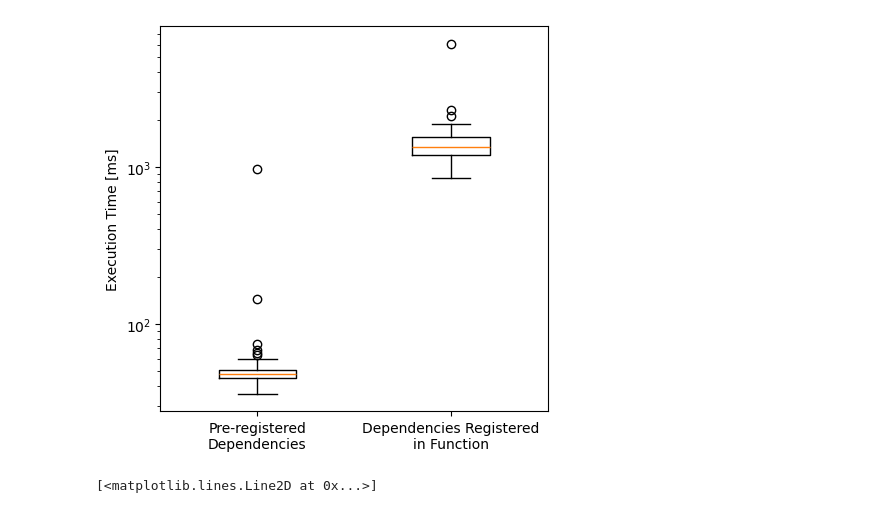
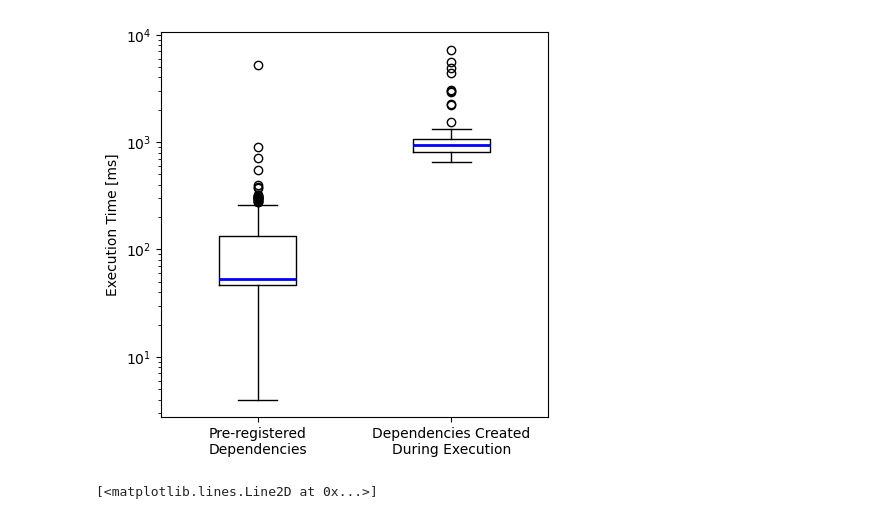
Before and after one commit to nikitapb/HyperFaaS, a Jupyter notebook: cmd/benchmark_dependencies/plotResults.ipynb, the cells around one changed output. Cells and saved outputs as stored; diff of their text form; code cells hidden in the pictures.

```diff
--- a/cmd/benchmark_dependencies/plotResults.ipynb
+++ b/cmd/benchmark_dependencies/plotResults.ipynb
@@ -7,40 +7,39 @@ def trim_trailing_zeros(arr):
     non_zero_indices = np.where(arr != 0)[0]
     if len(non_zero_indices) == 0:
         return np.array([])  # all zeros
     last_nonzero = non_zero_indices[-1]
     return arr[:last_nonzero+1]
 
 
-withFeature = np.genfromtxt("2025-12-05_11:53:08-withDependencyFeature.csv", delimiter=',')
-withoutFeature = np.genfromtxt("2025-12-05_11:55:03-withoutDependencyFeature.csv", delimiter=',')
+withFeature = np.genfromtxt("2025-12-05 12:29:18-withDependencyFeature.csv", delimiter=',')
+withoutFeature = np.genfromtxt("2025-12-05 12:38:52-withoutDependencyFeature.csv", delimiter=',')
 
 withoutFeature = trim_trailing_zeros(withoutFeature)
 
 data = [withFeature, withoutFeature]  # skip the first element if needed
 
 # Labels for each boxplot
-xlabels = ['Pre-registered\nDependencies', 'Dependencies Registered\nin Function']
+xlabels = ['Pre-registered\nDependencies', 'Dependencies Created\nDuring Execution']
 
 # Create figure and axes
 fig, ax = plt.subplots(figsize=(5,5))
 
 # Create boxplots
 ax.boxplot(data,
            widths=0.4,
-               showmeans=True,
-    meanprops=dict(marker='o', markerfacecolor='blue', markeredgecolor='blue')
-            )
+           medianprops=dict(color='blue', linewidth=2)
+           )
 
 # Set x-axis labels
 ax.set_xticklabels(xlabels)
 ax.set_yscale('log', base=10)
 
 # Add title and labels if you want
 ax.set_ylabel('Execution Time [ms]')
 
 plt.show()
 # %% [output]
-[figure, old version]
+[figure, new version]
 # %%
 plt.plot(withoutFeature)
 # %% [output]
```
Also changed, not shown: 3 other files.
